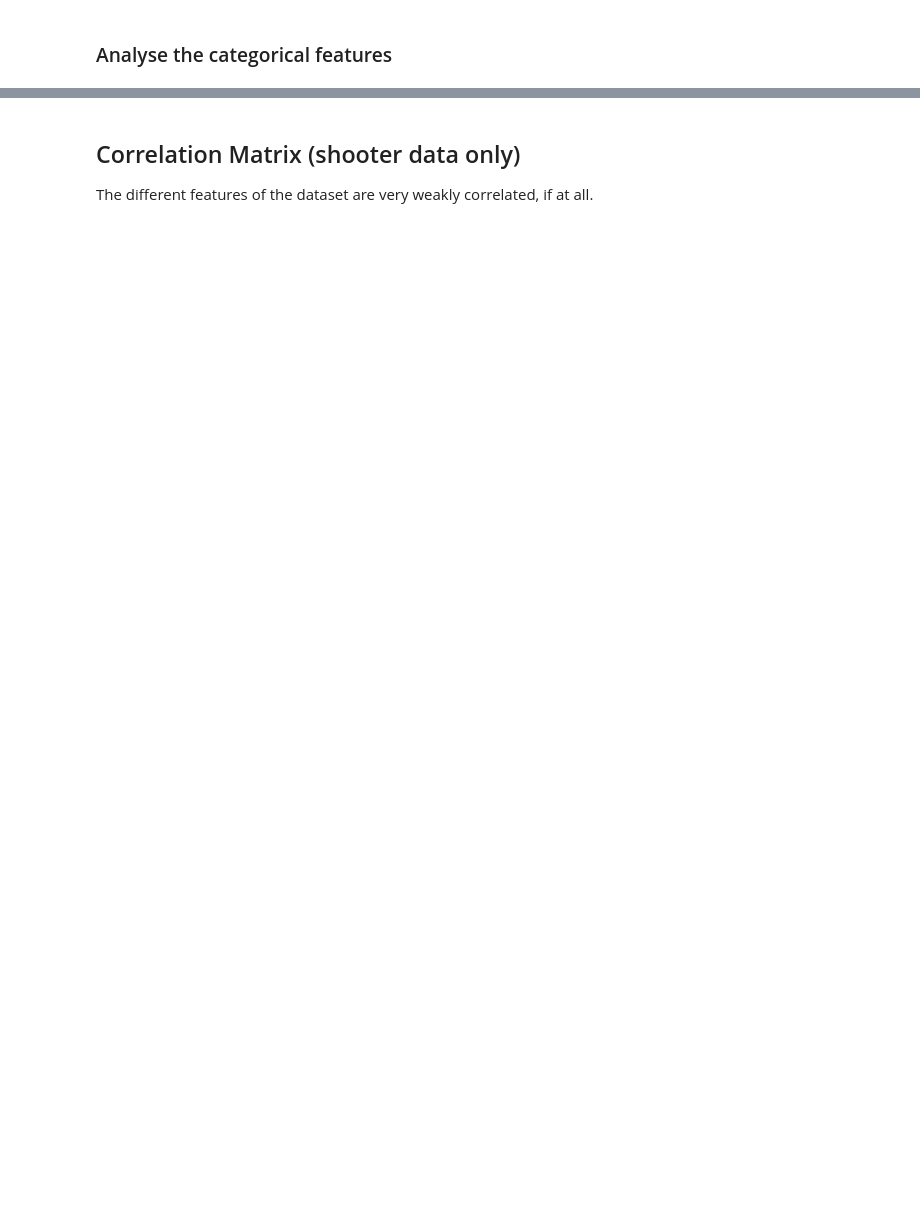
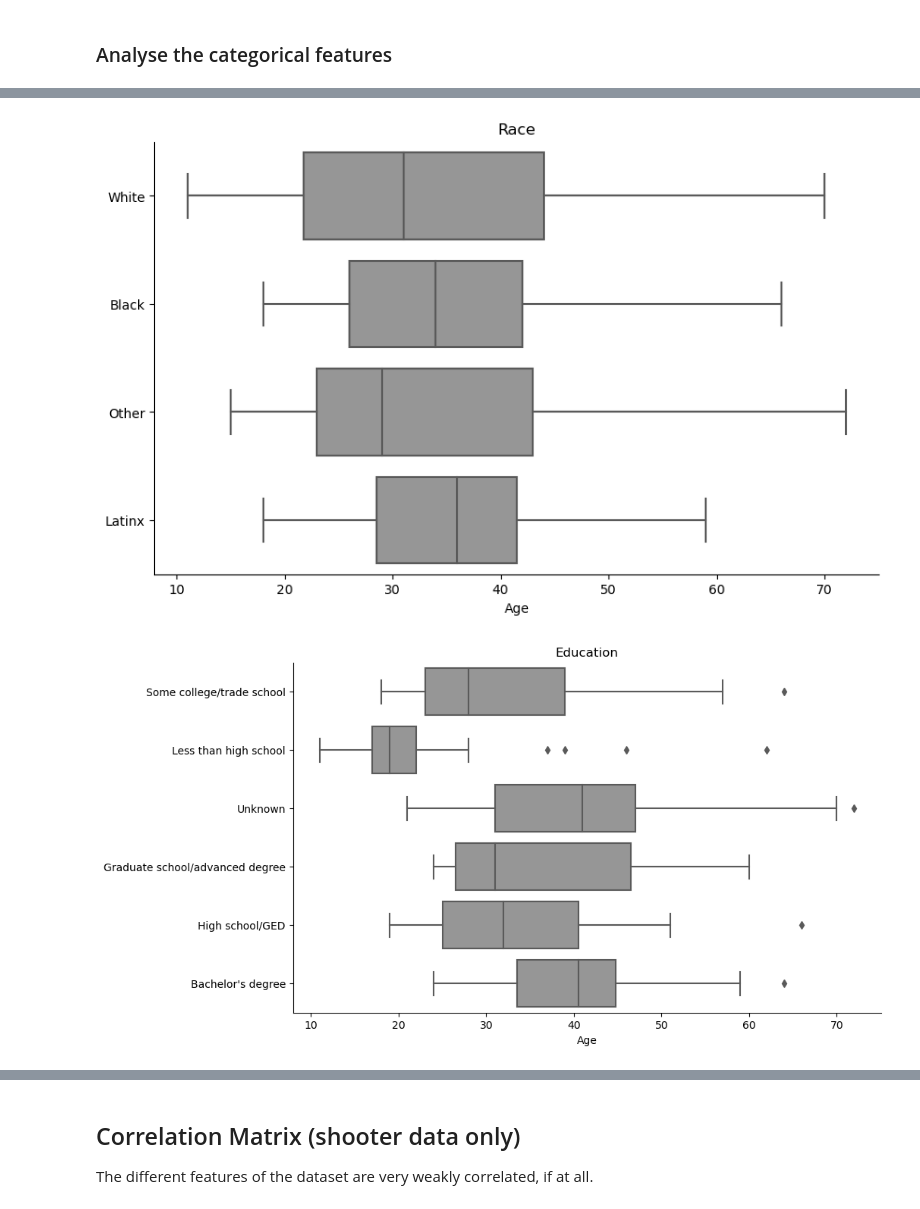
Before and after one commit to benoitchamot/Shootings, a Jupyter notebook: Datasets/EDA.ipynb, the cells around one changed output, grey strips where cells are left out. Cells and saved outputs as stored; diff of their text form; code cells hidden in the pictures; blank space fills up the shorter version.

```diff
--- a/Datasets/EDA.ipynb
+++ b/Datasets/EDA.ipynb
@@ -35,3 +44,17 @@ def corr_heatmap(corr_matrix, title='Correlation Matrix'):
     ax.set_title(title)
 
     plt.show()
+# %%
+# Boxplot function
+def display_boxplot(df, x_feat, y_feat):
+    fig, ax = plt.subplots(figsize=default_figsize)
+    sns.despine()
+    sns.boxplot(
+        df,
+        x = x_feat,
+        y = y_feat,
+        palette=[main_color]
+    )
+    ax.set_title(y_feat)
+    ax.set_ylabel('')
+    plt.show()
@@ -83,9 +141,0 @@ feature_categorical
-# %%
-for feat in feature_categorical:
-    fig, ax = plt.subplots(figsize=(8, 4))
-    sns.boxplot(
-        shooters_feat_eng_df,
-        y = feat,
-        x = 'Age'
-    )
-    plt.show()
@@ -99,15 +141,0 @@ for feat in feature_categorical:
-# %%
-feat = feature_with_2_values[8]
-
-for y in feature_categorical:
-
-    feature_feature_df = pd.DataFrame(shooters_feat_eng_df[[feat,y]].groupby([feat,y], as_index=False).value_counts()).rename(columns={0:'Count'})
-
-    pivot = feature_feature_df.pivot_table(
-        index=y,
-        columns=feat,
-        values='count'
-    )
-
-    pivot.plot.barh()
-    plt.show()
@@ -120,0 +142,6 @@ for y in feature_categorical:
+# %%
+for feat in feature_categorical:
+    display_boxplot(shooters_feat_eng_df, 'Age', feat)
+# %% [output]
+[figure, added]
+[figure, added]
```
Also changed, not shown: parts of 36 cells of this notebook, 2 other files.
